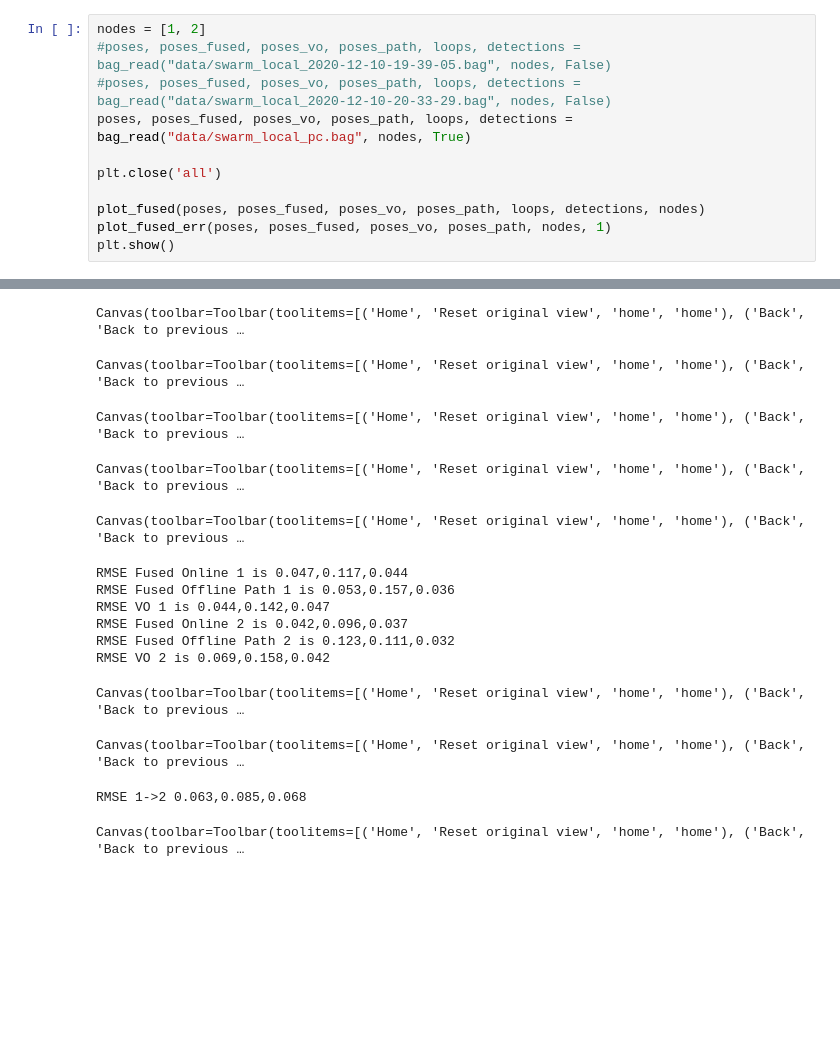
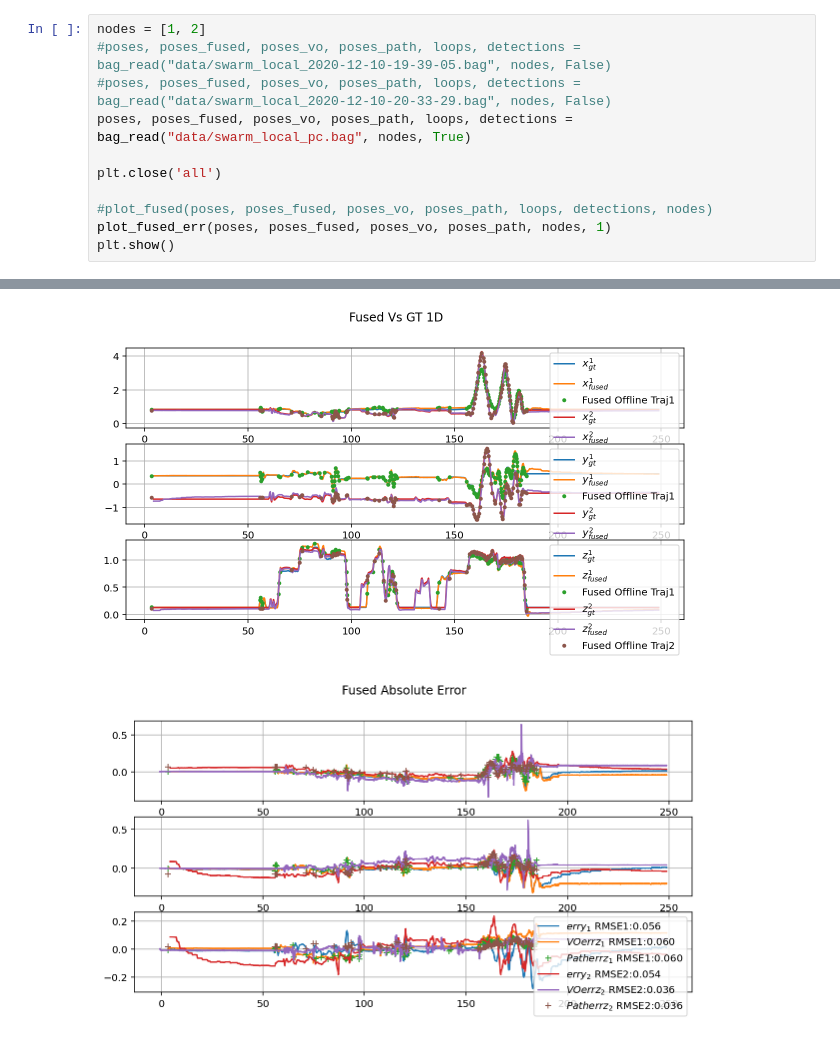
Before and after one commit to HKUST-Aerial-Robotics/Omni-swarm, a Jupyter notebook: swarm_localization/DataAnalysis/loop_accurate_analyze.ipynb, the cells around one changed output, grey strips where cells are left out. Drawn from its saved outputs; the diff is of its cells as text; blank space fills up the shorter version.

```diff
--- a/swarm_localization/DataAnalysis/loop_accurate_analyze.ipynb
+++ b/swarm_localization/DataAnalysis/loop_accurate_analyze.ipynb
@@ -17,7 +16,7 @@ poses, poses_fused, poses_vo, poses_path, loops, detections = bag_read("data/swa
 
 plt.close('all')
 
-plot_fused(poses, poses_fused, poses_vo, poses_path, loops, detections, nodes)
+#plot_fused(poses, poses_fused, poses_vo, poses_path, loops, detections, nodes)
 plot_fused_err(poses, poses_fused, poses_vo, poses_path, nodes, 1)
 plt.show()
 # %% [output]
@@ -32,15 +39,2 @@ Read poses from topic /swarm_drones/swarm_frame_predict
-Canvas(toolbar=Toolbar(toolitems=[('Home', 'Reset original view', 'home', 'home'), ('Back', 'Back to previous …
-Canvas(toolbar=Toolbar(toolitems=[('Home', 'Reset original view', 'home', 'home'), ('Back', 'Back to previous …
-Canvas(toolbar=Toolbar(toolitems=[('Home', 'Reset original view', 'home', 'home'), ('Back', 'Back to previous …
-Canvas(toolbar=Toolbar(toolitems=[('Home', 'Reset original view', 'home', 'home'), ('Back', 'Back to previous …
-Canvas(toolbar=Toolbar(toolitems=[('Home', 'Reset original view', 'home', 'home'), ('Back', 'Back to previous …
-RMSE Fused Online 1 is 0.047,0.117,0.044
-RMSE Fused Offline Path 1 is 0.053,0.157,0.036
-RMSE VO 1 is 0.044,0.142,0.047
-RMSE Fused Online 2 is 0.042,0.096,0.037
-RMSE Fused Offline Path 2 is 0.123,0.111,0.032
-RMSE VO 2 is 0.069,0.158,0.042
-Canvas(toolbar=Toolbar(toolitems=[('Home', 'Reset original view', 'home', 'home'), ('Back', 'Back to previous …
-Canvas(toolbar=Toolbar(toolitems=[('Home', 'Reset original view', 'home', 'home'), ('Back', 'Back to previous …
-RMSE 1->2 0.063,0.085,0.068
-Canvas(toolbar=Toolbar(toolitems=[('Home', 'Reset original view', 'home', 'home'), ('Back', 'Back to previous …
+[figure, added]
+[figure, added]
```
Also changed, not shown: parts of 4 cells of this notebook, 4 other files.
